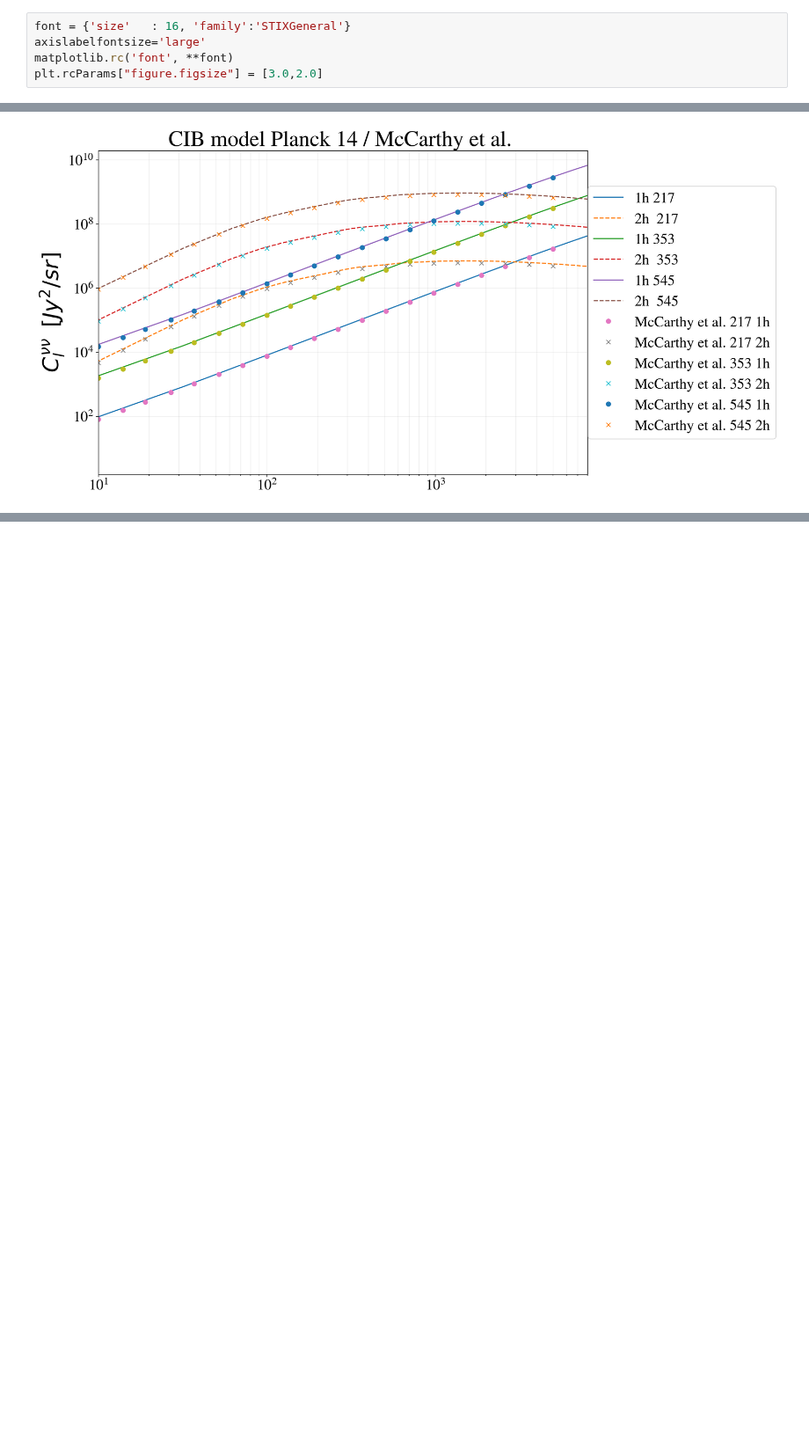
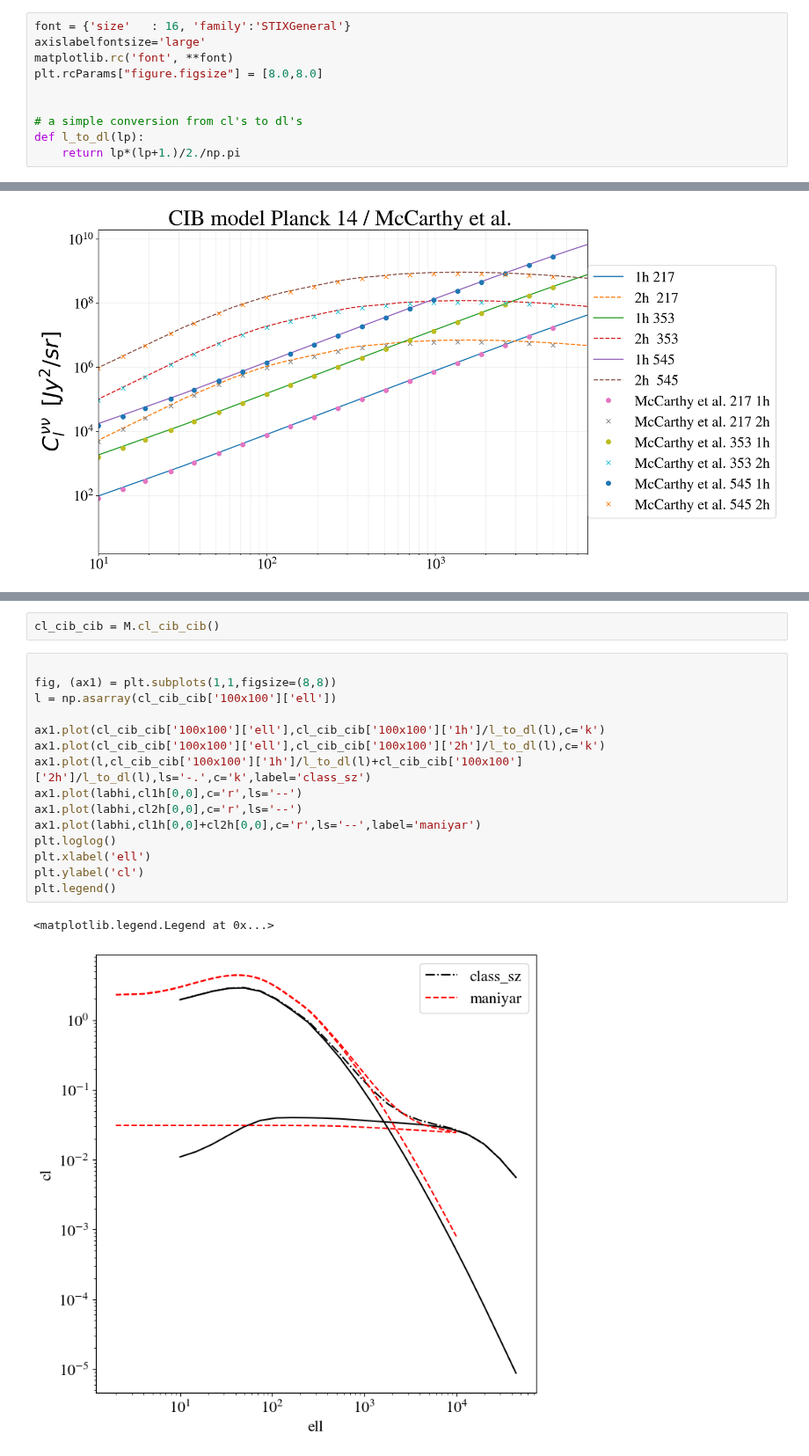
Before and after one commit to CLASS-SZ/class_sz, a Jupyter notebook: notebooks/class_sz_tutorial_notebooks/class_sz_CIB.ipynb, the cells around one changed output, grey strips where cells are left out. Shown at 88% size. Cells and saved outputs as stored; diff of their text form; blank space fills up the shorter version.

```diff
--- a/notebooks/class_sz_tutorial_notebooks/class_sz_CIB.ipynb
+++ b/notebooks/class_sz_tutorial_notebooks/class_sz_CIB.ipynb
@@ -11,7 +16,12 @@ import math
 font = {'size'   : 16, 'family':'STIXGeneral'}
 axislabelfontsize='large'
 matplotlib.rc('font', **font)
-plt.rcParams["figure.figsize"] = [3.0,2.0]
+plt.rcParams["figure.figsize"] = [8.0,8.0]
+
+
+# a simple conversion from cl's to dl's
+def l_to_dl(lp):
+    return lp*(lp+1.)/2./np.pi
 # %% [markdown]
 # Parameters
 # %% [markdown]
@@ -231,0 +359,20 @@ plt.legend(loc='right',bbox_to_anchor=(1.4, 0.5), fontsize=20)
+# %%
+cl_cib_cib = M.cl_cib_cib()
+# %%
+
+fig, (ax1) = plt.subplots(1,1,figsize=(8,8))
+l = np.asarray(cl_cib_cib['100x100']['ell'])
+
+ax1.plot(cl_cib_cib['100x100']['ell'],cl_cib_cib['100x100']['1h']/l_to_dl(l),c='k')
+ax1.plot(cl_cib_cib['100x100']['ell'],cl_cib_cib['100x100']['2h']/l_to_dl(l),c='k')
+ax1.plot(l,cl_cib_cib['100x100']['1h']/l_to_dl(l)+cl_cib_cib['100x100']['2h']/l_to_dl(l),ls='-.',c='k',label='class_sz')
+ax1.plot(labhi,cl1h[0,0],c='r',ls='--')
+ax1.plot(labhi,cl2h[0,0],c='r',ls='--')
+ax1.plot(labhi,cl1h[0,0]+cl2h[0,0],c='r',ls='--',label='maniyar')
+plt.loglog()
+plt.xlabel('ell')
+plt.ylabel('cl')
+plt.legend()
+# %% [output]
+<matplotlib.legend.Legend at 0x...>
+[figure, added]
```
Also changed, not shown: parts of 16 cells of this notebook, 5 other files.
